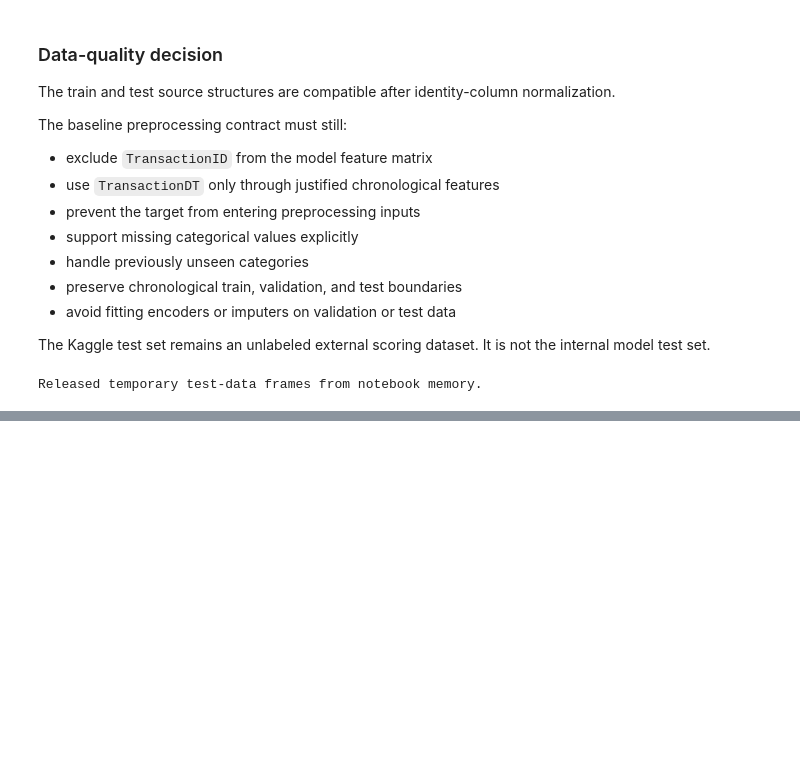
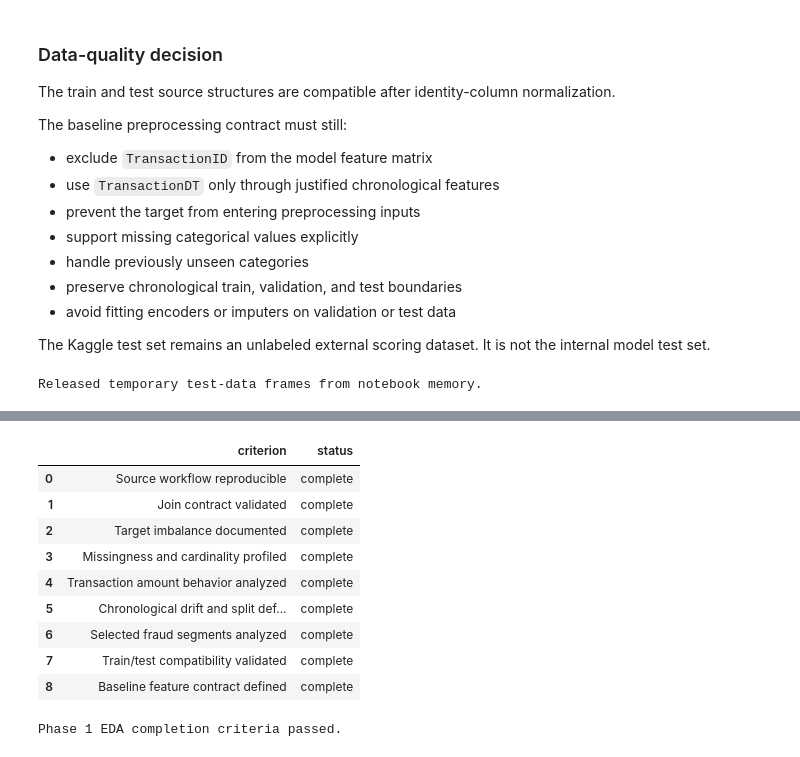
Before and after one commit to kivancfk/riskflow-payguard, a Jupyter notebook: notebooks/01_eda.ipynb, the cells around one changed output, grey strips where cells are left out. Cells and saved outputs as stored; diff of their text form; code cells hidden in the pictures; blank space fills up the shorter version.

```diff
--- a/notebooks/01_eda.ipynb
+++ b/notebooks/01_eda.ipynb
@@ -2411,0 +2875,74 @@ Released temporary test-data frames from notebook memory.
+# %%
+eda_completion_summary = pd.DataFrame(
+    [
+        {
+            "criterion": "Source workflow reproducible",
+            "status": "complete",
+        },
+        {
+            "criterion": "Join contract validated",
+            "status": "complete",
+        },
+        {
+            "criterion": "Target imbalance documented",
+            "status": "complete",
+        },
+        {
+            "criterion": (
+                "Missingness and cardinality profiled"
+            ),
+            "status": "complete",
+        },
+        {
+            "criterion": (
+                "Transaction amount behavior analyzed"
+            ),
+            "status": "complete",
+        },
+        {
+            "criterion": (
+                "Chronological drift and split defined"
+            ),
+            "status": "complete",
+        },
+        {
+            "criterion": (
+                "Selected fraud segments analyzed"
+            ),
+            "status": "complete",
+        },
+        {
+            "criterion": (
+                "Train/test compatibility validated"
+            ),
+            "status": "complete",
+        },
+        {
+            "criterion": (
+                "Baseline feature contract defined"
+            ),
+            "status": "complete",
+        },
+    ]
+)
+
+display(eda_completion_summary)
+
+assert (
+    eda_completion_summary["status"]
+    == "complete"
+).all()
+
+print("Phase 1 EDA completion criteria passed.")
+# %% [output]
+|  | criterion | status |
+| 0 | Source workflow reproducible | complete |
+| 1 | Join contract validated | complete |
+| 2 | Target imbalance documented | complete |
+| 3 | Missingness and cardinality profiled | complete |
+| 4 | Transaction amount behavior analyzed | complete |
+| 5 | Chronological drift and split def... | complete |
+| 6 | Selected fraud segments analyzed | complete |
+| 7 | Train/test compatibility validated | complete |
+| 8 | Baseline feature contract defined | complete |
+Phase 1 EDA completion criteria passed.
```
Also changed, not shown: parts of 8 cells of this notebook.
